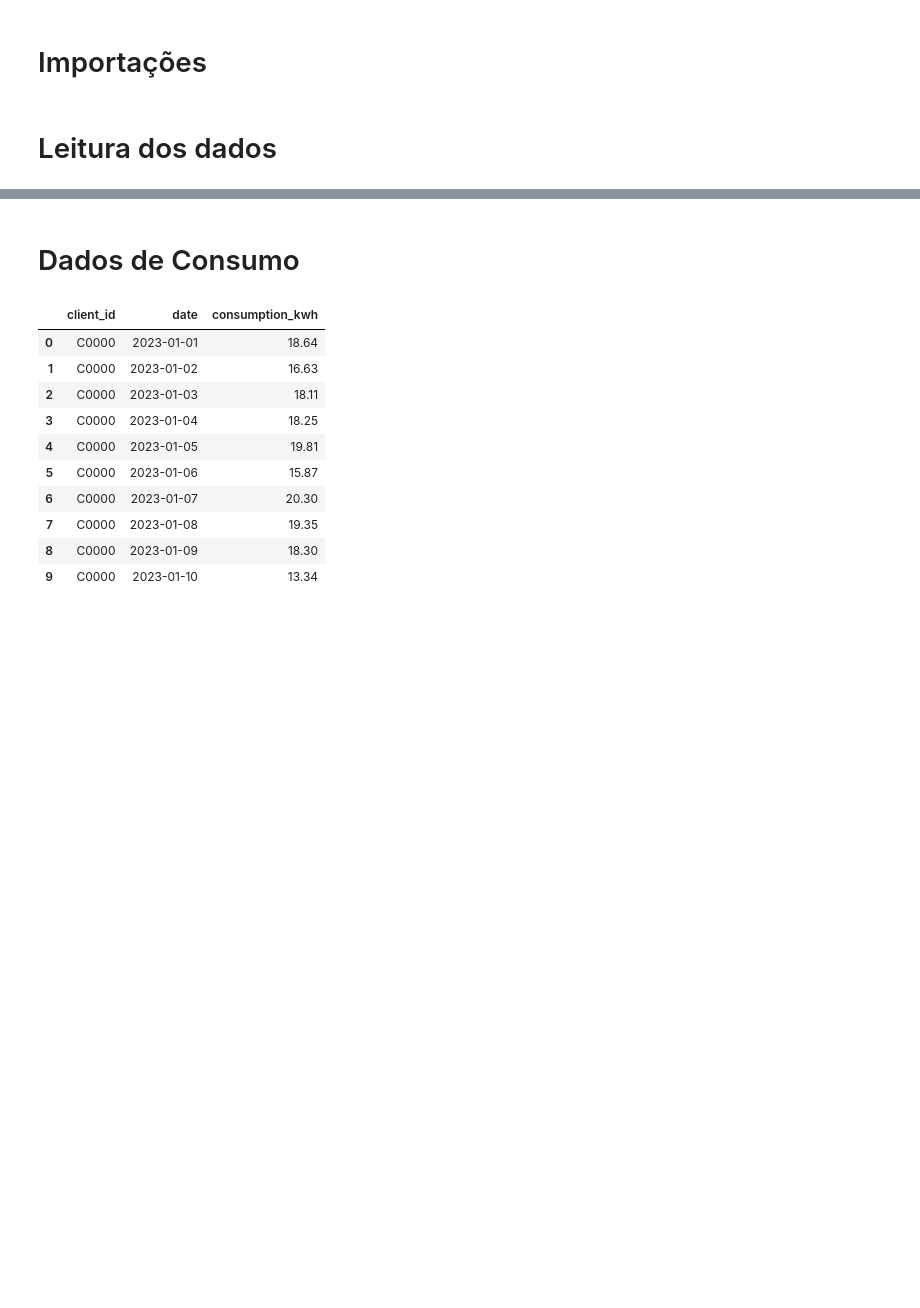
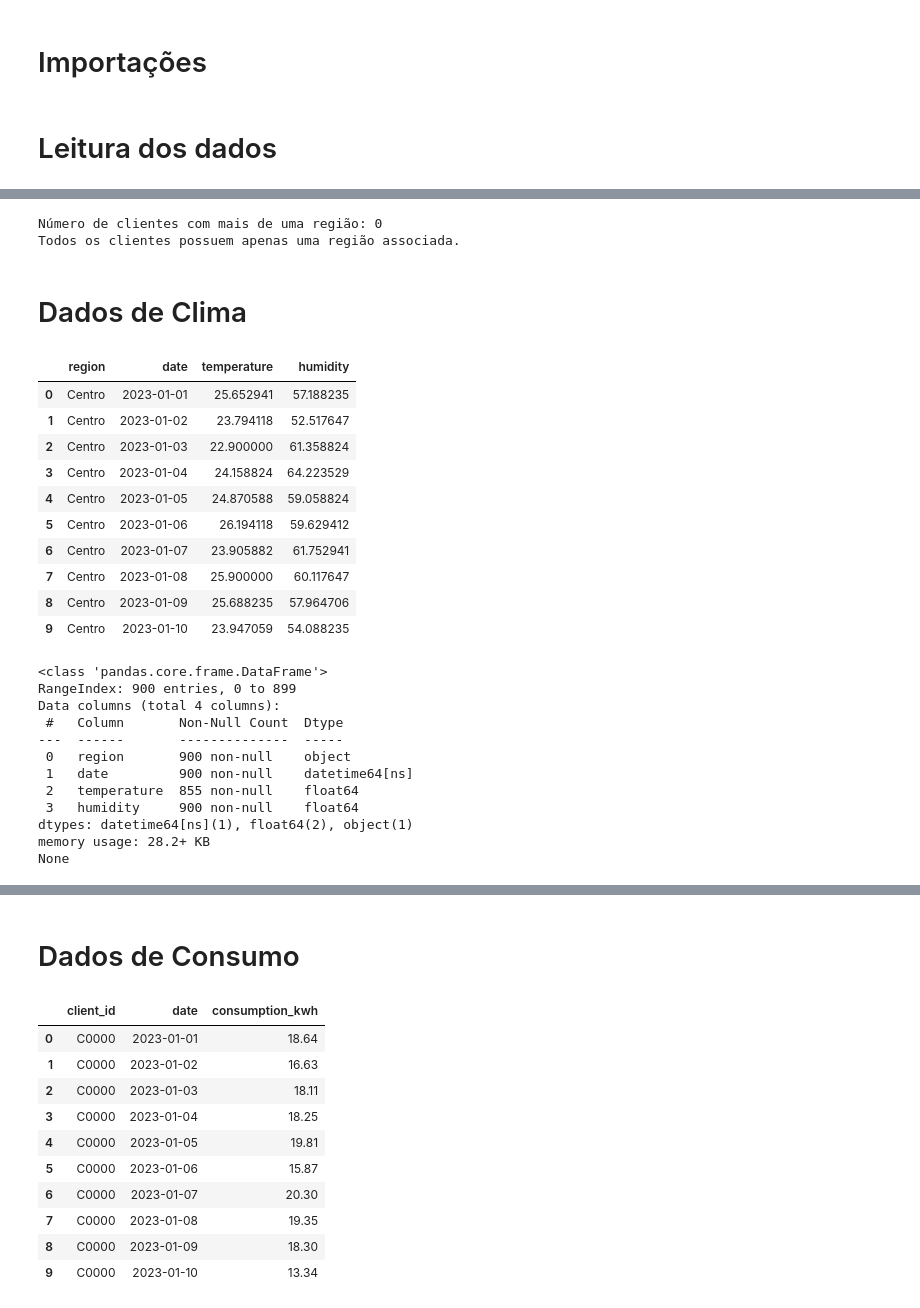
Before and after one commit to JATafarelo/consumo_energetico, a Jupyter notebook: notebooks/EDA.ipynb, the cells around one changed output, grey strips where cells are left out. Saved outputs shown, nothing was run; the diff lists cells and outputs as text; code cells hidden in the pictures; blank space fills up the shorter version.

```diff
--- a/notebooks/EDA.ipynb
+++ b/notebooks/EDA.ipynb
@@ -16,0 +70,14 @@ clientes = pd.read_csv(f'{folder_data}/clientes.csv')
+# %%
+# Verifica se cada cliente está associado a apenas uma região
+clientes_regioes = clientes.groupby('client_id')['region'].nunique()
+clientes_varias_regioes = clientes_regioes[clientes_regioes > 1]
+
+print(f"Número de clientes com mais de uma região: {len(clientes_varias_regioes)}")
+if not clientes_varias_regioes.empty:
+    print("IDs dos clientes com mais de uma região:")
+    print(clientes_varias_regioes.index.tolist())
+else:
+    print("Todos os clientes possuem apenas uma região associada.")
+# %% [output]
+Número de clientes com mais de uma região: 0
+Todos os clientes possuem apenas uma região associada.
@@ -16,0 +150,33 @@ clientes = pd.read_csv(f'{folder_data}/clientes.csv')
+# %% [markdown]
+# Dados de Clima
+# %%
+display(clima.head(10))
+print(clima.info())
+
+# Tipos de dados corretos
+# Dados faltantes em temperature
+# Dados tem frequência diária
+# %% [output]
+|  | region | date | temperature | humidity |
+| 0 | Centro | 2023-01-01 | 25.652941 | 57.188235 |
+| 1 | Centro | 2023-01-02 | 23.794118 | 52.517647 |
+| 2 | Centro | 2023-01-03 | 22.900000 | 61.358824 |
+| 3 | Centro | 2023-01-04 | 24.158824 | 64.223529 |
+| 4 | Centro | 2023-01-05 | 24.870588 | 59.058824 |
+| 5 | Centro | 2023-01-06 | 26.194118 | 59.629412 |
+| 6 | Centro | 2023-01-07 | 23.905882 | 61.752941 |
+| 7 | Centro | 2023-01-08 | 25.900000 | 60.117647 |
+| 8 | Centro | 2023-01-09 | 25.688235 | 57.964706 |
+| 9 | Centro | 2023-01-10 | 23.947059 | 54.088235 |
+<class 'pandas.core.frame.DataFrame'>
+RangeIndex: 900 entries, 0 to 899
+Data columns (total 4 columns):
+ #   Column       Non-Null Count  Dtype
+---  ------       --------------  -----
+ 0   region       900 non-null    object
+ 1   date         900 non-null    datetime64[ns]
+ 2   temperature  855 non-null    float64
+ 3   humidity     900 non-null    float64
+dtypes: datetime64[ns](1), float64(2), object(1)
+memory usage: 28.2+ KB
+None
```
Also changed, not shown: parts of 38 cells of this notebook, 1 other file.
